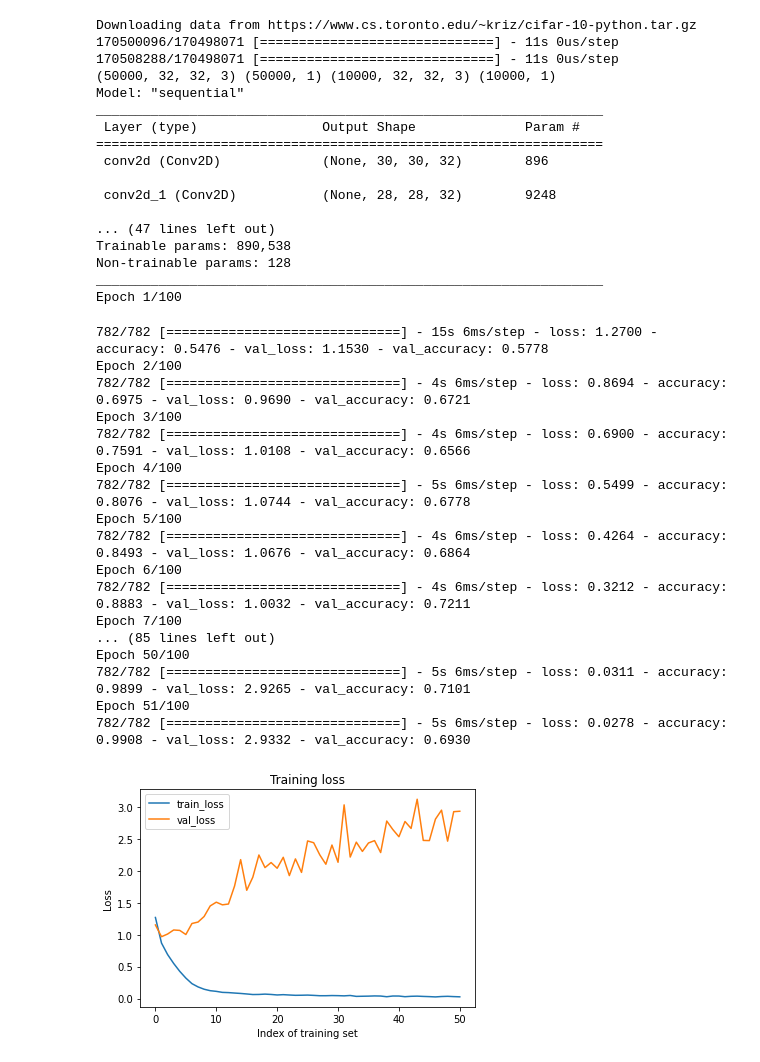
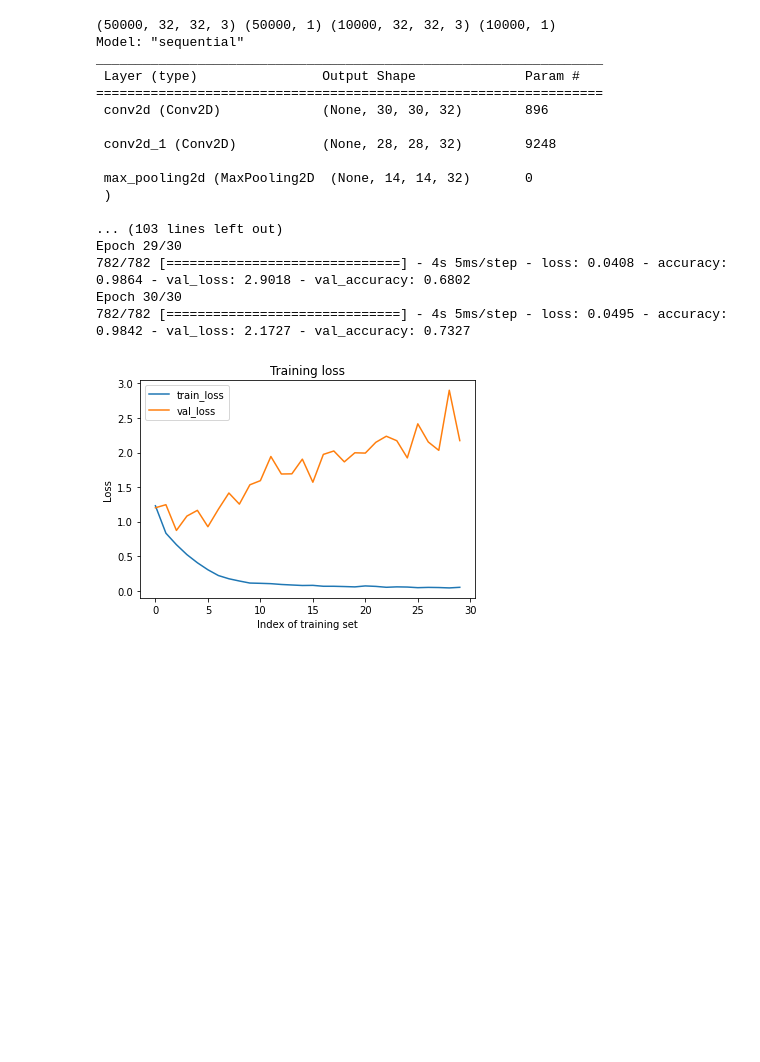
Before and after one commit to LiNdA-jz/cifar10_ann_to_snn, a Jupyter notebook: cifar10_ann_to_snn.ipynb, the cells around one changed output. Cells and saved outputs as stored; diff of their text form; code cells hidden in the pictures; blank space fills up the shorter version.

Commit message:
change dt, from_logits to False and number of epochs for training

```diff
--- a/cifar10_ann_to_snn.ipynb
+++ b/cifar10_ann_to_snn.ipynb
@@ -111,72 +111,56 @@ model.add(layers.Dense(10, activation='softmax'))
 model.summary()
 
 model.compile(optimizer='adam',
-              loss=tf.keras.losses.CategoricalCrossentropy(from_logits=True),
+              loss=tf.keras.losses.CategoricalCrossentropy(from_logits=False),
               metrics=['accuracy'])
 
 # early stopping callback if no improvement in loss
 es = EarlyStopping(monitor='loss',
+                    min_delta=0.05,
                     mode='max', # don't minimize the accuracy!
-                    patience=50,
+                    patience=10,
                     restore_best_weights=True)
 
-model_fit = model.fit(x_train, y_train, batch_size=64, epochs=100,
-                    validation_data=(x_test, y_test),
-                    callbacks=[es])
+model_fit = model.fit(x_train, y_train, batch_size=64, epochs=30,
+                    validation_data=(x_test, y_test))
+                    # callbacks=[es])
 
 # plot graph for loss
 train_loss = model_fit.history['loss']
 val_loss = model_fit.history['val_loss']
 epoch = range(0,len(model_fit.history['loss']),1)
 plt.figure()
 plt.plot()
 plt.plot(epoch, train_loss, label='train_loss')
 plt.plot(epoch, val_loss, label='val_loss')
 plt.legend()
 plt.title('Training loss')
 plt.xlabel('Index of training set')
 plt.ylabel('Loss')
 plt.show()
 
 # Store model so SNN Toolbox can find it.
 model_name = 'cifar10_cnn'
 keras.models.save_model(model, os.path.join(path_wd, model_name + '.h5'))
 # %% [output]
-Downloading data from https://www.cs.toronto.edu/~kriz/cifar-10-python.tar.gz
-170500096/170498071 [==============================] - 11s 0us/step
-170508288/170498071 [==============================] - 11s 0us/step
 (50000, 32, 32, 3) (50000, 1) (10000, 32, 32, 3) (10000, 1)
 Model: "sequential"
 _________________________________________________________________
  Layer (type)                Output Shape              Param #
 =================================================================
  conv2d (Conv2D)             (None, 30, 30, 32)        896
 
  conv2d_1 (Conv2D)           (None, 28, 28, 32)        9248
 
-... (47 lines left out)
-Trainable params: 890,538
-Non-trainable params: 128
-_________________________________________________________________
-Epoch 1/100
+ max_pooling2d (MaxPooling2D  (None, 14, 14, 32)       0
+ )
+
+... (103 lines left out)
+Epoch 29/30
+782/782 [==============================] - 4s 5ms/step - loss: 0.0408 - accuracy: 0.9864 - val_loss: 2.9018 - val_accuracy: 0.6802
+Epoch 30/30
+782/782 [==============================] - 4s 5ms/step - loss: 0.0495 - accuracy: 0.9842 - val_loss: 2.1727 - val_accuracy: 0.7327
-782/782 [==============================] - 15s 6ms/step - loss: 1.2700 - accuracy: 0.5476 - val_loss: 1.1530 - val_accuracy: 0.5778
-Epoch 2/100
-782/782 [==============================] - 4s 6ms/step - loss: 0.8694 - accuracy: 0.6975 - val_loss: 0.9690 - val_accuracy: 0.6721
-Epoch 3/100
-782/782 [==============================] - 4s 6ms/step - loss: 0.6900 - accuracy: 0.7591 - val_loss: 1.0108 - val_accuracy: 0.6566
-Epoch 4/100
-782/782 [==============================] - 5s 6ms/step - loss: 0.5499 - accuracy: 0.8076 - val_loss: 1.0744 - val_accuracy: 0.6778
-Epoch 5/100
-782/782 [==============================] - 4s 6ms/step - loss: 0.4264 - accuracy: 0.8493 - val_loss: 1.0676 - val_accuracy: 0.6864
-Epoch 6/100
-782/782 [==============================] - 4s 6ms/step - loss: 0.3212 - accuracy: 0.8883 - val_loss: 1.0032 - val_accuracy: 0.7211
-Epoch 7/100
-... (85 lines left out)
-Epoch 50/100
-782/782 [==============================] - 5s 6ms/step - loss: 0.0311 - accuracy: 0.9899 - val_loss: 2.9265 - val_accuracy: 0.7101
-Epoch 51/100
-782/782 [==============================] - 5s 6ms/step - loss: 0.0278 - accuracy: 0.9908 - val_loss: 2.9332 - val_accuracy: 0.6930
-[figure, old version]
+[figure, new version]
 # %%
 !pip install brian2
 # %% [output]
```
Also changed, not shown: parts of 3 cells of this notebook.
